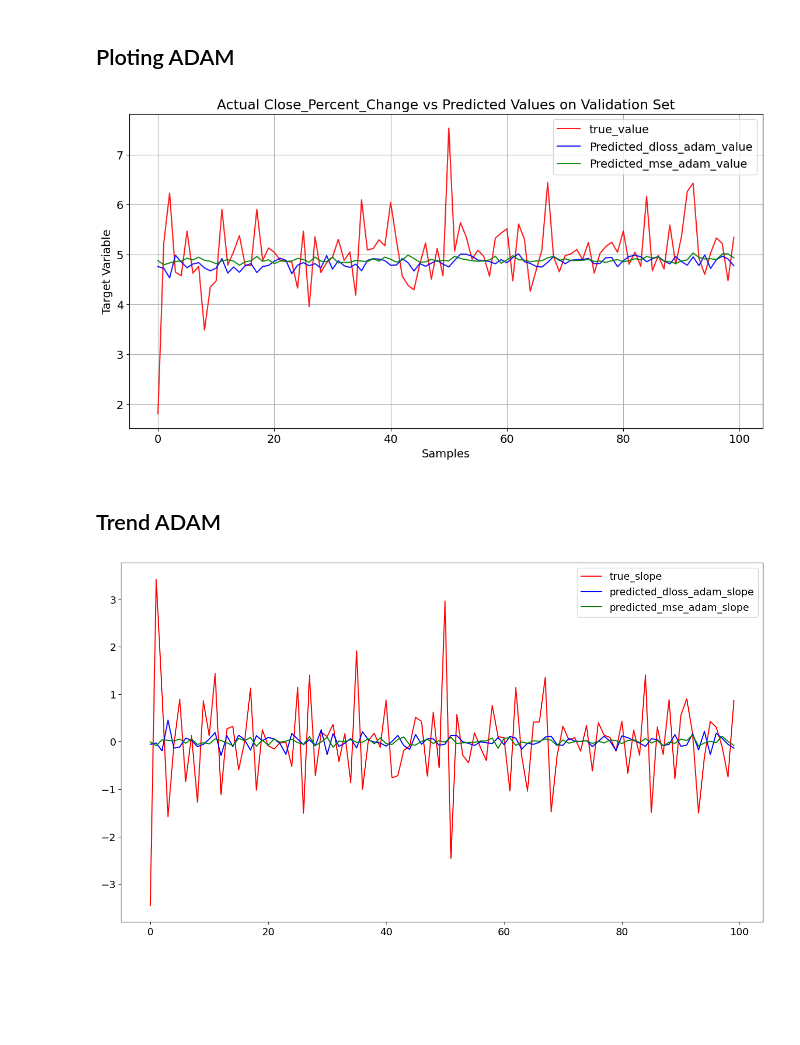
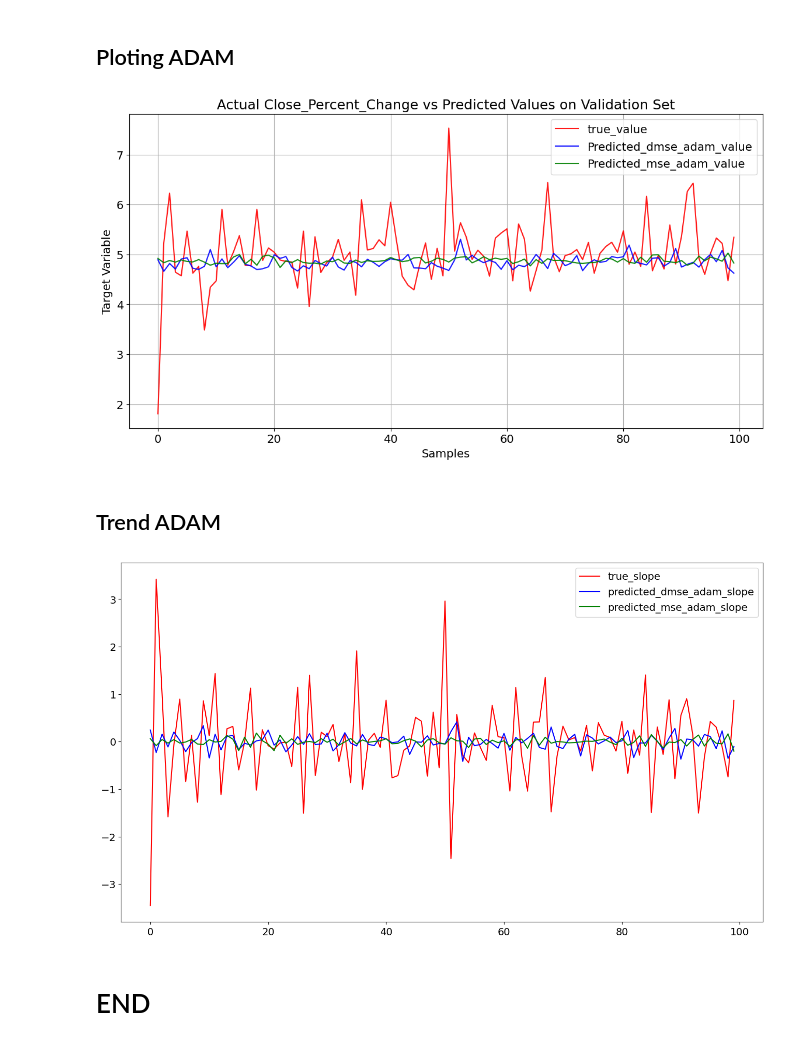
Before and after one commit to mahan100/DMSE, a Jupyter notebook: Main.ipynb, the cells around one changed output. Drawn from its saved outputs; the diff is of its cells as text; code cells hidden in the pictures; blank space fills up the shorter version.

```diff
--- a/Main.ipynb
+++ b/Main.ipynb
@@ -784,7 +784,7 @@ x3 = tf.keras.layers.Add()([x2[:, -1, :], x3])  # Residual connection (flatten l
 outputs = tf.keras.layers.Dense(1, kernel_initializer=HeNormal(), activation=None)(x3)
 
 # Define the model
-model_lstm_dloss_adam = tf.keras.Model(inputs, outputs)
+model_lstm_dmse_adam = tf.keras.Model(inputs, outputs)
 
 #optimizer = tf.keras.optimizers.RMSprop(clipnorm=5.0, learning_rate=0.02)
 optimizer = tf.keras.optimizers.Adam(clipnorm=5.0, learning_rate=0.02)  # Clip gradients at 1.0
@@ -794,16 +794,16 @@ optimizer = tf.keras.optimizers.Adam(clipnorm=5.0, learning_rate=0.02)  # Clip g
 #     nesterov=True        # Enable Nesterov momentum (optional)
 #  )
 
-model_lstm_dloss_adam.compile(optimizer=optimizer, loss=custom_loss(border=BORDER), metrics=['mae'])
+model_lstm_dmse_adam.compile(optimizer=optimizer, loss=custom_loss(border=BORDER), metrics=['mae'])
 
 # Display model summary
-model_lstm_dloss_adam.summary()
+model_lstm_dmse_adam.summary()
 # Model training with GradientLogger callback
 gradient_logger = GradientLogger(log_dir="logs/gradient_logs")
 tensorboard_callback = tf.keras.callbacks.TensorBoard(log_dir="logs/gradient_logs", histogram_freq=1)
 
 
-history_lstm_dloss_adam = model_lstm_dloss_adam.fit(
+history_lstm_dloss_adam = model_lstm_dmse_adam.fit(
         X_train_scaled, y_train_scaled,
         batch_size=BATCH_SIZE,
         epochs=EPOCHS,
@@ -906,9 +906,9 @@ plt.show()
 ## prediction ADAM
 # %%
 y_val_pred_scaled_lstm_mse_adam = model_lstm_mse_adam.predict(X_val_scaled)
-y_val_pred_scaled_lstm_dloss_adam = model_lstm_dloss_adam.predict(X_val_scaled)
+y_val_pred_scaled_lstm_dmse_adam = model_lstm_dmse_adam.predict(X_val_scaled)
 
-y_pred_lstm_dloss_adam = scaler_y.inverse_transform(y_val_pred_scaled_lstm_dloss_adam).flatten()
+y_pred_lstm_dmse_adam = scaler_y.inverse_transform(y_val_pred_scaled_lstm_dmse_adam).flatten()
 y_pred_lstm_mse_adam = scaler_y.inverse_transform(y_val_pred_scaled_lstm_mse_adam).flatten()
 
 y_yal_original = scaler_y.inverse_transform(y_val_scaled).flatten()
@@ -921,7 +921,7 @@ y_yal_original = scaler_y.inverse_transform(y_val_scaled).flatten()
 # Plotting the actual vs predicted values
 plt.figure(figsize=(14, 7))
 plt.plot(y_yal_original[-100:], label='true_value', color='red', alpha=0.9)
-plt.plot(y_pred_lstm_dloss_adam[-100:], label='Predicted_dloss_adam_value', color='blue', alpha=0.9)
+plt.plot(y_pred_lstm_dmse_adam[-100:], label='Predicted_dmse_adam_value', color='blue', alpha=0.9)
 plt.plot(y_pred_lstm_mse_adam[-100:], label='Predicted_mse_adam_value', color='green', alpha=0.9)
 
 plt.title(f"Actual {target_col} vs Predicted Values on Validation Set")
@@ -932,20 +932,22 @@ plt.grid()
 plt.savefig("actual_dloss_mse_adam.png", dpi=500, bbox_inches='tight')
 plt.show()
 # %% [output]
-[figure, old version]
+[figure, new version]
 # %% [markdown]
 ## Trend ADAM
 # %%
-y_pred_lstm_dloss_adam_slope = [y_pred_lstm_dloss_adam[i+1] - y_pred_lstm_dloss_adam[i] for i in range(len(y_pred_lstm_dloss_adam) - 1)]
+y_pred_lstm_dmse_adam_slope = [y_pred_lstm_dmse_adam[i+1] - y_pred_lstm_dmse_adam[i] for i in range(len(y_pred_lstm_dmse_adam) - 1)]
 y_pred_lstm_mse_adam_slope = [y_pred_lstm_mse_adam[i+1] - y_pred_lstm_mse_adam[i] for i in range(len(y_pred_lstm_mse_adam) - 1)]
 y_yal_original_slope = [y_yal_original[i+1] - y_yal_original[i] for i in range(len(y_yal_original) - 1)]
 
 fig, ax = plt.subplots(figsize=(16, 9))
 ax.plot(y_yal_original_slope[-100:], label= 'true_slope', color='red')
-ax.plot(y_pred_lstm_dloss_adam_slope[-100:], label='predicted_dloss_adam_slope', color='blue')
+ax.plot(y_pred_lstm_dmse_adam_slope[-100:], label='predicted_dmse_adam_slope', color='blue')
 ax.plot(y_pred_lstm_mse_adam_slope[-100:], label='predicted_mse_adam_slope', color='green')
 plt.legend()
-fig.savefig("slope_true_dloss_mse_adam.png", dpi=500, bbox_inches='tight')  # Save the figure
+fig.savefig("slope_true_dmse_mse_adam.png", dpi=500, bbox_inches='tight')  # Save the figure
 plt.show()
 # %% [output]
-[figure, old version]
+[figure, new version]
+# %% [markdown]
+# END
```
Also changed, not shown: parts of 13 cells of this notebook, 4 other files.
